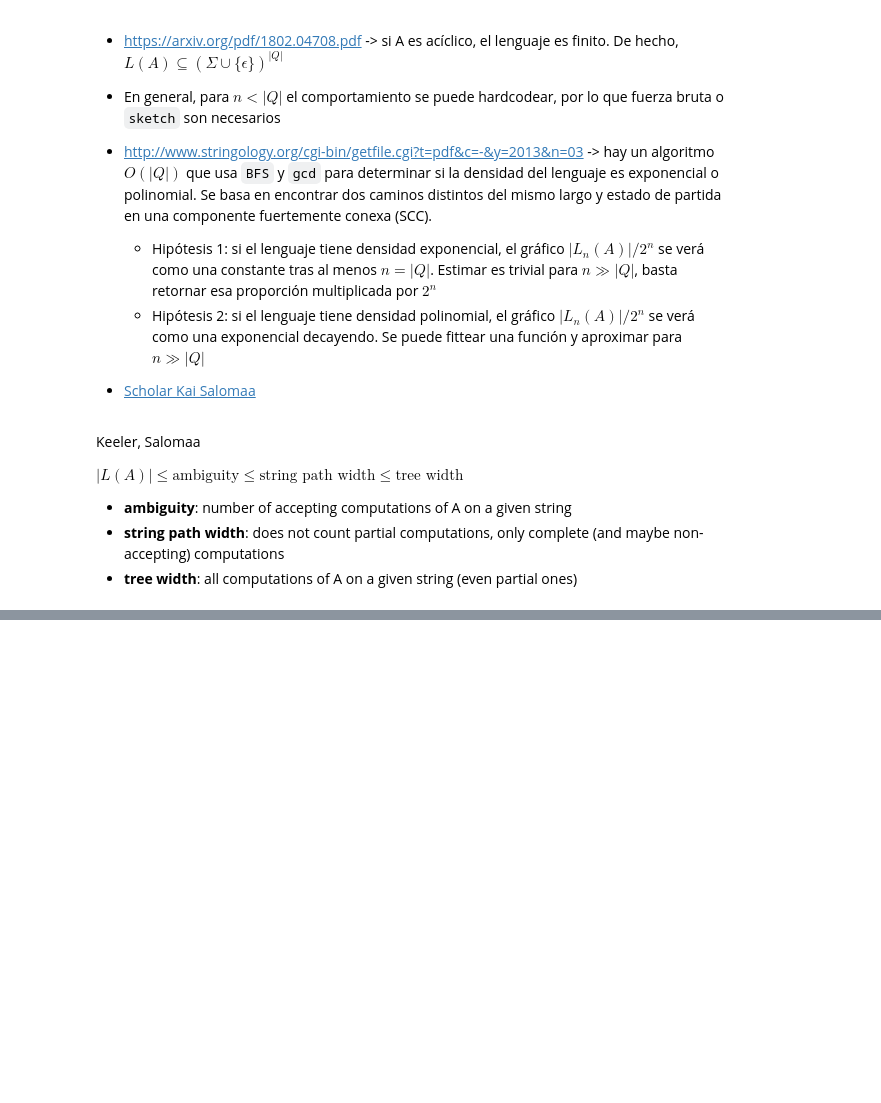
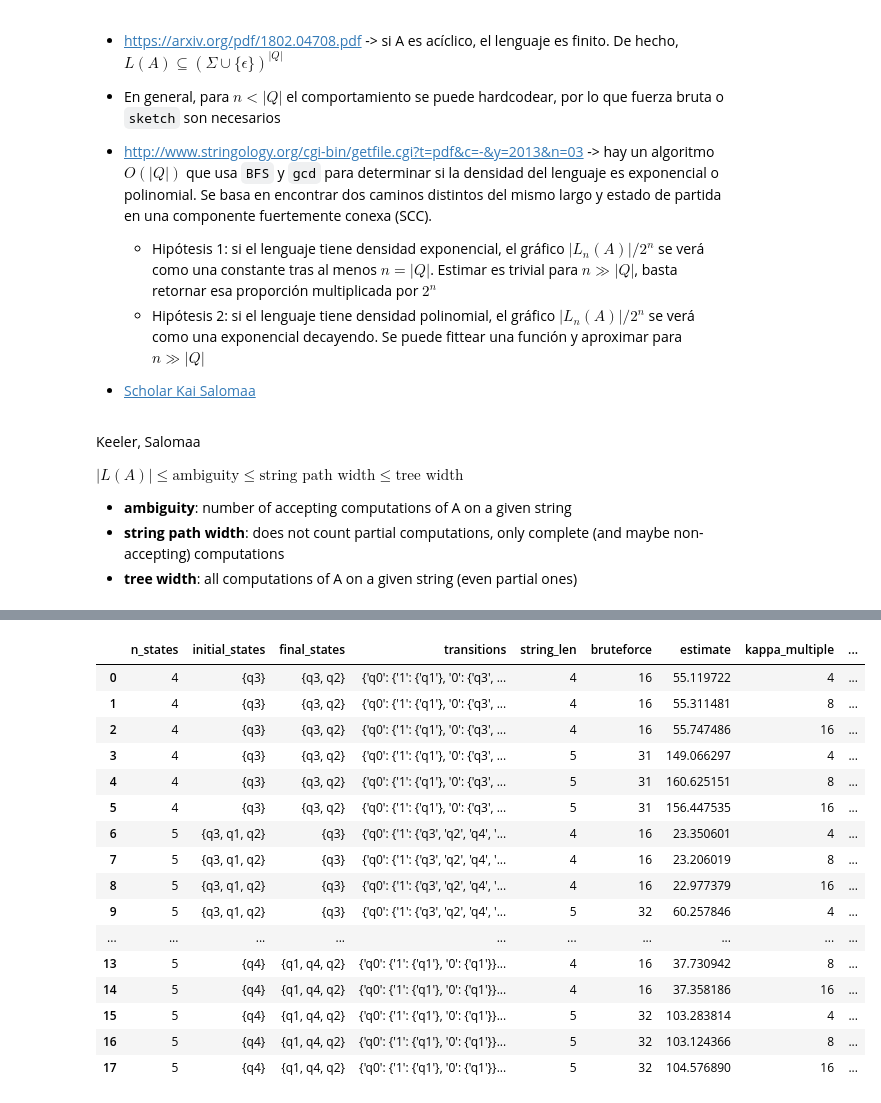
Before and after one commit to viantirreau/count-nfa, a Jupyter notebook: Bruteforce.ipynb, the cells around one changed output, grey strips where cells are left out. Saved outputs shown, nothing was run; the diff lists cells and outputs as text; code cells hidden in the pictures; blank space fills up the shorter version.

```diff
--- a/Bruteforce.ipynb
+++ b/Bruteforce.ipynb
@@ -73,10 +69,6 @@ Wall time: 6.32 s
 8
 # %%
 nfa.plot()
-# %%
-def count_nfa(nfa: NFA, n: int, eps: float):
-    nfa_unroll = nfa.unroll(n)
-    return nfa_unroll.count_accepted(n=n, eps=eps), nfa_unroll
 # %%
 count, nfa_unroll = count_nfa(nfa, 55, 1500)
 count
@@ -321,3 +325,25 @@ Sample size 72
+# %%
+df_kappa = pd.DataFrame(results)
+# %%
+df_kappa
+# %% [output]
+|  | n_states | initial_states | final_states | transitions | string_len | bruteforce | estimate | kappa_multiple | ... |
+| 0 | 4 | {q3} | {q3, q2} | {'q0': {'1': {'q1'}, '0': {'q3', ... | 4 | 16 | 55.119722 | 4 | ... |
+| 1 | 4 | {q3} | {q3, q2} | {'q0': {'1': {'q1'}, '0': {'q3', ... | 4 | 16 | 55.311481 | 8 | ... |
+| 2 | 4 | {q3} | {q3, q2} | {'q0': {'1': {'q1'}, '0': {'q3', ... | 4 | 16 | 55.747486 | 16 | ... |
+| 3 | 4 | {q3} | {q3, q2} | {'q0': {'1': {'q1'}, '0': {'q3', ... | 5 | 31 | 149.066297 | 4 | ... |
+| 4 | 4 | {q3} | {q3, q2} | {'q0': {'1': {'q1'}, '0': {'q3', ... | 5 | 31 | 160.625151 | 8 | ... |
+| 5 | 4 | {q3} | {q3, q2} | {'q0': {'1': {'q1'}, '0': {'q3', ... | 5 | 31 | 156.447535 | 16 | ... |
+| 6 | 5 | {q3, q1, q2} | {q3} | {'q0': {'1': {'q3', 'q2', 'q4', '... | 4 | 16 | 23.350601 | 4 | ... |
+| 7 | 5 | {q3, q1, q2} | {q3} | {'q0': {'1': {'q3', 'q2', 'q4', '... | 4 | 16 | 23.206019 | 8 | ... |
+| 8 | 5 | {q3, q1, q2} | {q3} | {'q0': {'1': {'q3', 'q2', 'q4', '... | 4 | 16 | 22.977379 | 16 | ... |
+| 9 | 5 | {q3, q1, q2} | {q3} | {'q0': {'1': {'q3', 'q2', 'q4', '... | 5 | 32 | 60.257846 | 4 | ... |
+| ... | ... | ... | ... | ... | ... | ... | ... | ... | ... |
+| 13 | 5 | {q4} | {q1, q4, q2} | {'q0': {'1': {'q1'}, '0': {'q1'}}... | 4 | 16 | 37.730942 | 8 | ... |
+| 14 | 5 | {q4} | {q1, q4, q2} | {'q0': {'1': {'q1'}, '0': {'q1'}}... | 4 | 16 | 37.358186 | 16 | ... |
+| 15 | 5 | {q4} | {q1, q4, q2} | {'q0': {'1': {'q1'}, '0': {'q1'}}... | 5 | 32 | 103.283814 | 4 | ... |
+| 16 | 5 | {q4} | {q1, q4, q2} | {'q0': {'1': {'q1'}, '0': {'q1'}}... | 5 | 32 | 103.124366 | 8 | ... |
+| 17 | 5 | {q4} | {q1, q4, q2} | {'q0': {'1': {'q1'}, '0': {'q1'}}... | 5 | 32 | 104.576890 | 16 | ... |
 # %%
 errors[:10]
 # %% [output]
```
Also changed, not shown: parts of 25 cells of this notebook, 6 other files.
